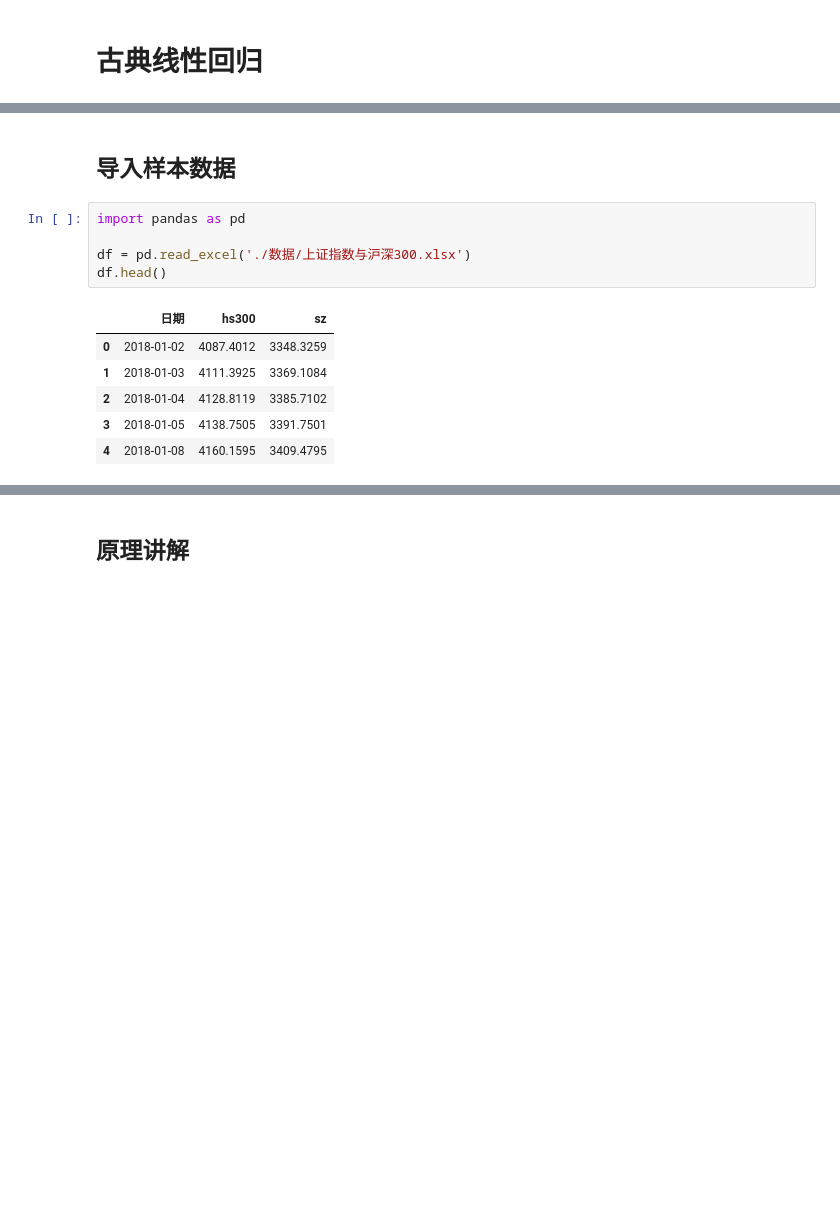
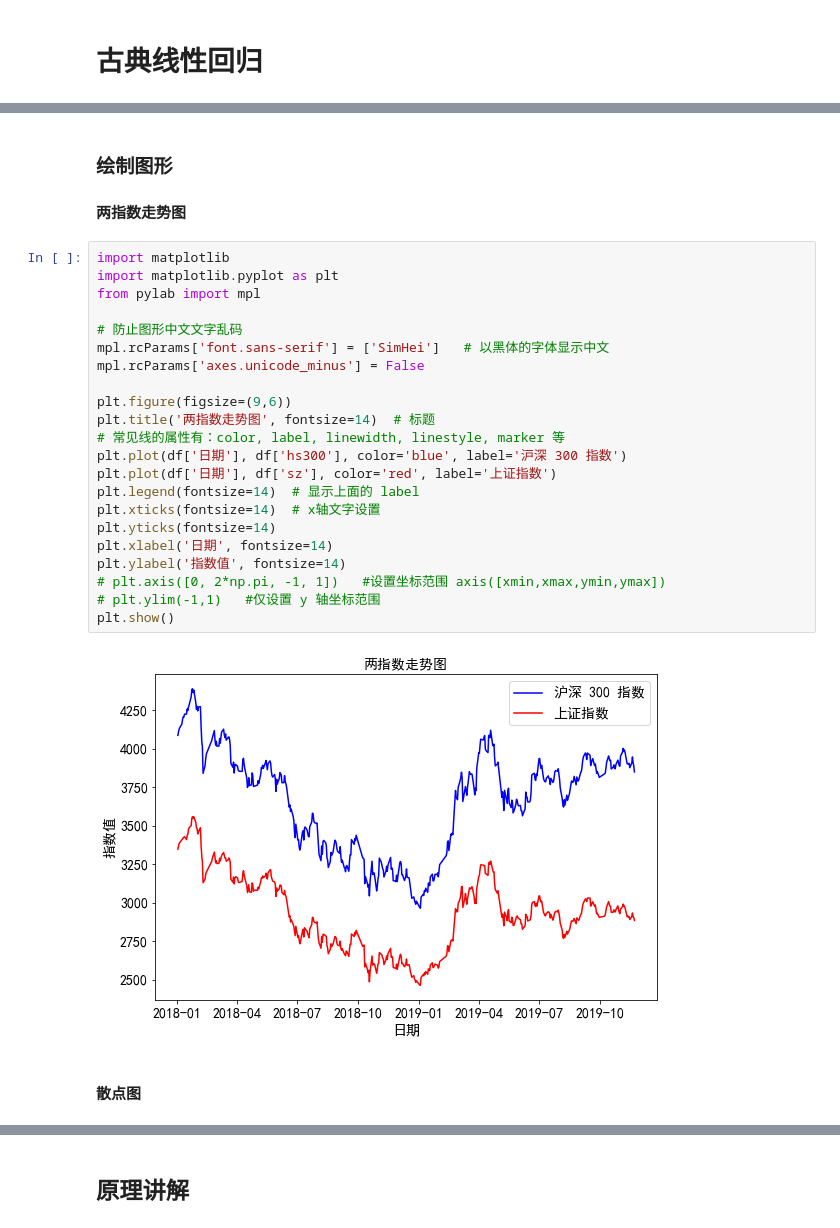
Before and after one commit to lei940324/econometrics, a Jupyter notebook: 古典线性回归.ipynb, the cells around one changed output, grey strips where cells are left out. Cells and saved outputs as stored; diff of their text form; blank space fills up the shorter version.

```diff
--- a/古典线性回归.ipynb
+++ b/古典线性回归.ipynb
@@ -3,14 +19,29 @@
+# %% [markdown]
+### 绘制图形
+#### 两指数走势图
+# %%
+import matplotlib
+import matplotlib.pyplot as plt
+from pylab import mpl
+
+# 防止图形中文文字乱码
+mpl.rcParams['font.sans-serif'] = ['SimHei']   # 以黑体的字体显示中文
+mpl.rcParams['axes.unicode_minus'] = False
+
+plt.figure(figsize=(9,6))
+plt.title('两指数走势图', fontsize=14)  # 标题
+# 常见线的属性有：color, label, linewidth, linestyle, marker 等
+plt.plot(df['日期'], df['hs300'], color='blue', label='沪深 300 指数')
+plt.plot(df['日期'], df['sz'], color='red', label='上证指数')
+plt.legend(fontsize=14)  # 显示上面的 label
+plt.xticks(fontsize=14)  # x轴文字设置
+plt.yticks(fontsize=14)
+plt.xlabel('日期', fontsize=14)
+plt.ylabel('指数值', fontsize=14)
+# plt.axis([0, 2*np.pi, -1, 1])   #设置坐标范围 axis([xmin,xmax,ymin,ymax])
+# plt.ylim(-1,1)   #仅设置 y 轴坐标范围
+plt.show()
+# %% [output]
+[figure, added]
 # %% [markdown]
-## 导入样本数据
+#### 散点图
-# %%
-import pandas as pd
-
-df = pd.read_excel('./数据/上证指数与沪深300.xlsx')
-df.head()
-# %% [output]
-|  | 日期 | hs300 | sz |
-| 0 | 2018-01-02 | 4087.4012 | 3348.3259 |
-| 1 | 2018-01-03 | 4111.3925 | 3369.1084 |
-| 2 | 2018-01-04 | 4128.8119 | 3385.7102 |
-| 3 | 2018-01-05 | 4138.7505 | 3391.7501 |
-| 4 | 2018-01-08 | 4160.1595 | 3409.4795 |
```
Also changed, not shown: parts of 6 cells of this notebook, 6 other files.
